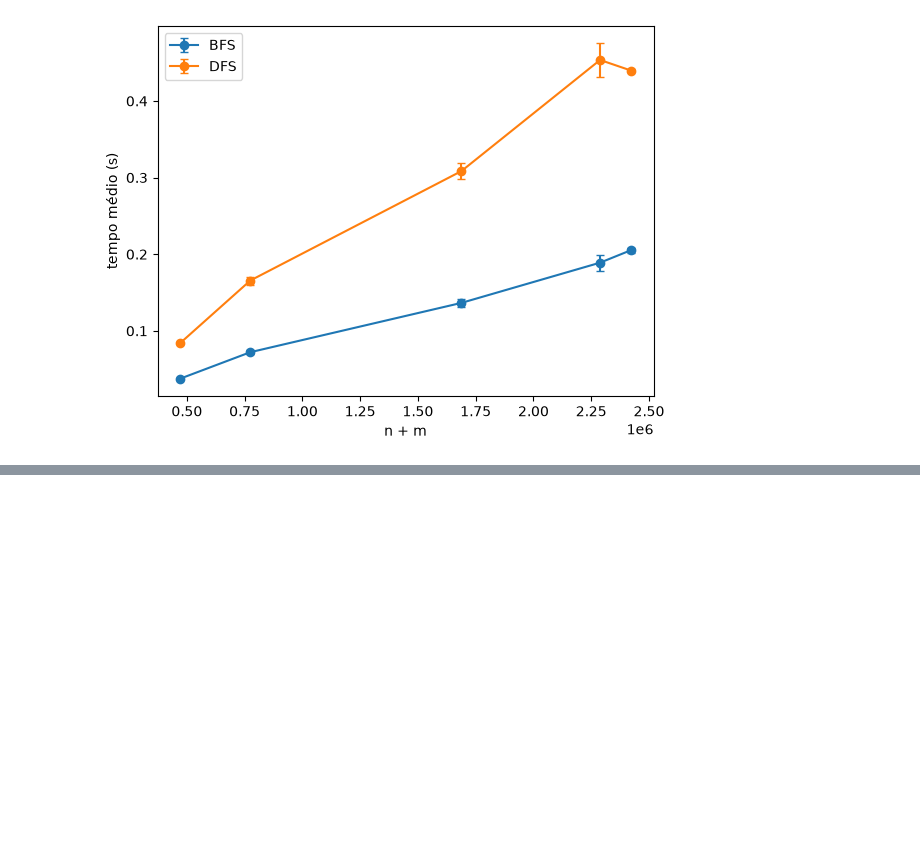
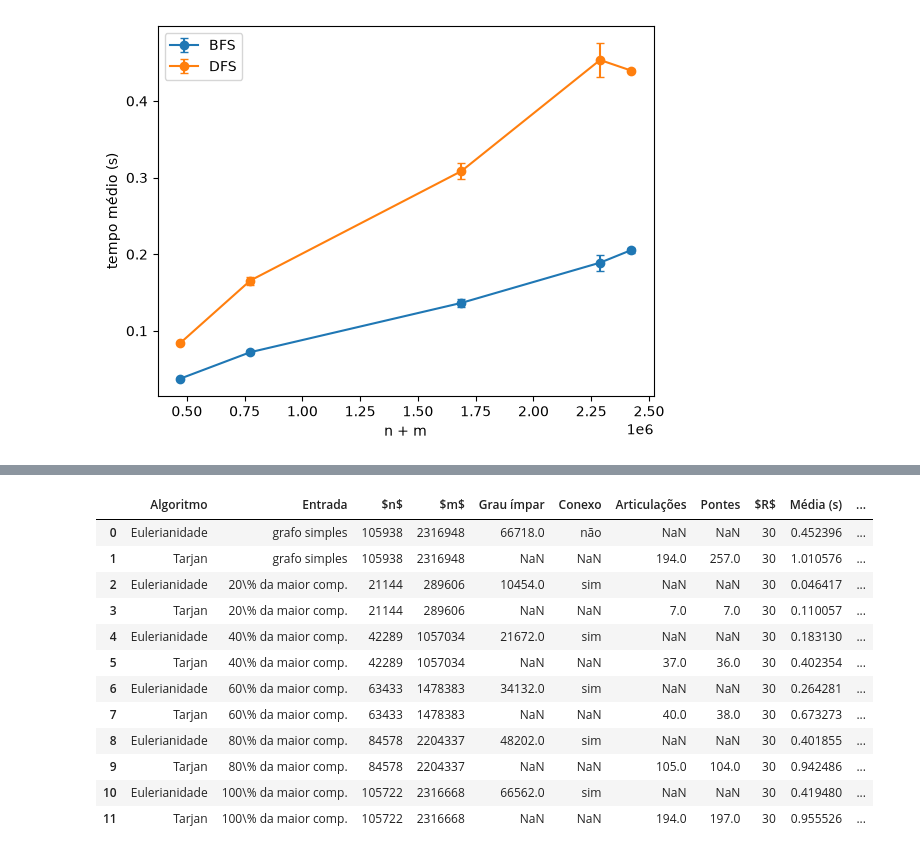
Before and after one commit to Augustocfq/snap-flickr-MATA53, a Jupyter notebook: main.ipynb, the cells around one changed output, grey strips where cells are left out. Saved outputs shown, nothing was run; the diff lists cells and outputs as text; code cells hidden in the pictures; blank space fills up the shorter version.

```diff
--- a/main.ipynb
+++ b/main.ipynb
@@ -687,0 +711,9 @@ plt.show()
+# %%
+simple_edges = read_edge_list(DATA_PROCESSED / "flickr_simples.edgelist.gz")
+simple_graph = nx.Graph(simple_edges)
+simple_adjacency = build_adjacency(simple_graph.number_of_nodes(), simple_edges)
+articulation_points, bridges = find_articulation_points_and_bridges(simple_adjacency)
+
+assert check_eulerian(simple_adjacency)["has_eulerian_circuit"] == nx.is_eulerian(simple_graph), "a verificação de circuito euleriano difere do networkx"
+assert articulation_points == set(nx.articulation_points(simple_graph)), "as articulações diferem das do networkx"
+assert bridges == {(min(u, v), max(u, v)) for u, v in nx.bridges(simple_graph)}, "as pontes diferem das do networkx"
@@ -687,0 +742,20 @@ plt.show()
+# %%
+def measure_euler_tarjan() -> list[dict]:
+    records = []
+    for entry, k, edges in inputs:
+        adjacency = build_adjacency(k, edges)
+        eulerian = check_eulerian(adjacency)
+        record = measure_time("Eulerianidade", entry, lambda: check_eulerian(adjacency), REPETITIONS)
+        records.append(record | {
+            "n": k, "m": len(edges), "odd_degree_vertices": eulerian["odd_degree_vertices"],
+            "is_connected": "sim" if eulerian["is_connected"] else "não",
+        })
+        cut_vertices, cut_edges = find_articulation_points_and_bridges(adjacency)
+        record = measure_time("Tarjan", entry, lambda: find_articulation_points_and_bridges(adjacency), REPETITIONS)
+        records.append(record | {
+            "n": k, "m": len(edges), "articulation_points": len(cut_vertices), "bridges": len(cut_edges),
+        })
+    return records
+
+
+times = pd.DataFrame(cached("tempos_euler_tarjan", measure_euler_tarjan))
@@ -687,0 +766,29 @@ plt.show()
+# %%
+columns = {
+    "algorithm": "Algoritmo", "input": "Entrada", "n": "$n$", "m": "$m$",
+    "odd_degree_vertices": "Grau ímpar", "is_connected": "Conexo",
+    "articulation_points": "Articulações", "bridges": "Pontes", "repetitions": "$R$",
+    "mean": "Média (s)", "deviation": "Desvio (s)", "ci_lower": "IC inf. (s)", "ci_upper": "IC sup. (s)",
+    "distribution": "Distribuição",
+}
+counts = ["Grau ímpar", "Articulações", "Pontes"]
+times_table = times[list(columns)].rename(columns=columns)
+times_table["Entrada"] = times_table["Entrada"].str.replace("%", r"\%")
+times_table.style.format(thousands=".", decimal=",", precision=4, na_rep="--").format(
+    subset=counts, thousands=".", precision=0, na_rep="--"
+).hide(axis="index").to_latex(TABLES_DIR / "tempos_euler_tarjan.tex", hrules=True)
+times_table
+# %% [output]
+|  | Algoritmo | Entrada | $n$ | $m$ | Grau ímpar | Conexo | Articulações | Pontes | $R$ | Média (s) | ... |
+| 0 | Eulerianidade | grafo simples | 105938 | 2316948 | 66718.0 | não | NaN | NaN | 30 | 0.452396 | ... |
+| 1 | Tarjan | grafo simples | 105938 | 2316948 | NaN | NaN | 194.0 | 257.0 | 30 | 1.010576 | ... |
+| 2 | Eulerianidade | 20\% da maior comp. | 21144 | 289606 | 10454.0 | sim | NaN | NaN | 30 | 0.046417 | ... |
+| 3 | Tarjan | 20\% da maior comp. | 21144 | 289606 | NaN | NaN | 7.0 | 7.0 | 30 | 0.110057 | ... |
+| 4 | Eulerianidade | 40\% da maior comp. | 42289 | 1057034 | 21672.0 | sim | NaN | NaN | 30 | 0.183130 | ... |
+| 5 | Tarjan | 40\% da maior comp. | 42289 | 1057034 | NaN | NaN | 37.0 | 36.0 | 30 | 0.402354 | ... |
+| 6 | Eulerianidade | 60\% da maior comp. | 63433 | 1478383 | 34132.0 | sim | NaN | NaN | 30 | 0.264281 | ... |
+| 7 | Tarjan | 60\% da maior comp. | 63433 | 1478383 | NaN | NaN | 40.0 | 38.0 | 30 | 0.673273 | ... |
+| 8 | Eulerianidade | 80\% da maior comp. | 84578 | 2204337 | 48202.0 | sim | NaN | NaN | 30 | 0.401855 | ... |
+| 9 | Tarjan | 80\% da maior comp. | 84578 | 2204337 | NaN | NaN | 105.0 | 104.0 | 30 | 0.942486 | ... |
+| 10 | Eulerianidade | 100\% da maior comp. | 105722 | 2316668 | 66562.0 | sim | NaN | NaN | 30 | 0.419480 | ... |
+| 11 | Tarjan | 100\% da maior comp. | 105722 | 2316668 | NaN | NaN | 194.0 | 197.0 | 30 | 0.955526 | ... |
```
Also changed, not shown: parts of 9 cells of this notebook, 5 other files.
